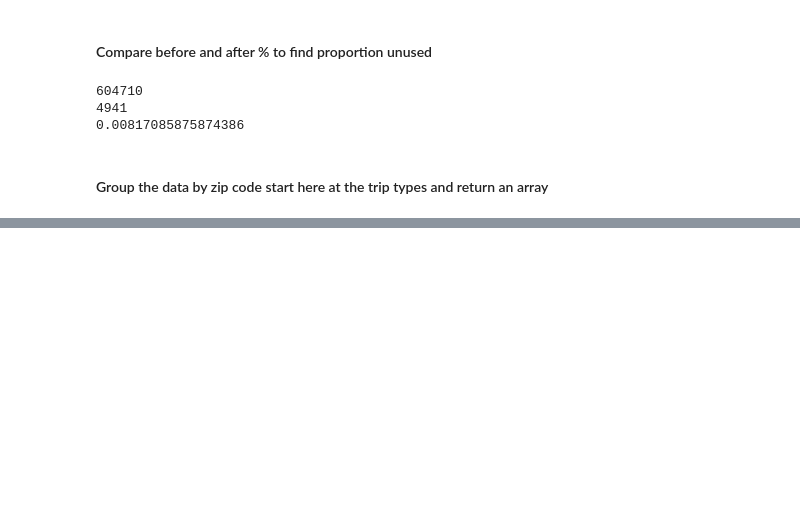
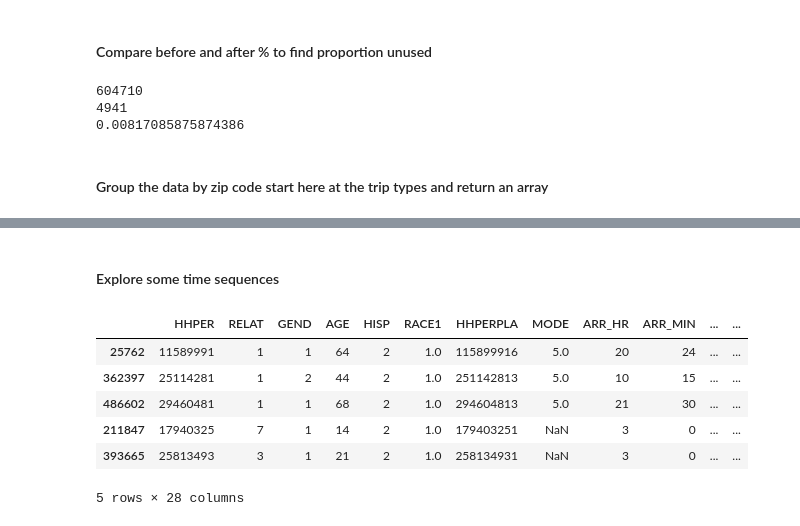
Before and after one commit to abaum1/mobilitymotifs, a Jupyter notebook: CHTS data -> zip code model input.ipynb, the cells around one changed output, grey strips where cells are left out. Drawn from its saved outputs; the diff is of its cells as text; code cells hidden in the pictures; blank space fills up the shorter version.

```diff
--- a/CHTS data -> zip code model input.ipynb
+++ b/CHTS data -> zip code model input.ipynb
@@ -368,0 +327,27 @@ activity_people.head(7)[['HHPER', 'HHPERPLA', 'MODE', "APURP",
+# %% [markdown]
+#### Explore some time sequences
+# %%
+def get_timestamp(row):
+    if (row["ARR_HR"] == 24):
+        row["ARR_HR"] = 0
+    if (row["DEP_HR"] == 24):
+        row["DEP_HR"] = 0
+    try:
+        return [pd.Timestamp(2000, 1, 1, row["ARR_HR"], row["ARR_MIN"]),
+                pd.Timestamp(2000, 1, 1, row["DEP_HR"], row["DEP_MIN"])]
+    except ValueError as e:
+        print(e, "zcode: ", row["ZIP"], "hour: ", row["ARR_HR"])
+#             ,
+#     pd.Timestamp(2000, 1, 1, row["ARR_HR"], row["ARR_MIN"])]
+# %%
+sample["arrival_timestamp"] = sample.apply(lambda row: get_timestamp(row)[1], axis=1)
+sample["dep_timestamp"] = sample.apply(lambda row: get_timestamp(row)[0], axis=1)
+sample.head()
+# %% [output]
+|  | HHPER | RELAT | GEND | AGE | HISP | RACE1 | HHPERPLA | MODE | ARR_HR | ARR_MIN | ... | ... |
+| 25762 | 11589991 | 1 | 1 | 64 | 2 | 1.0 | 115899916 | 5.0 | 20 | 24 | ... | ... |
+| 362397 | 25114281 | 1 | 2 | 44 | 2 | 1.0 | 251142813 | 5.0 | 10 | 15 | ... | ... |
+| 486602 | 29460481 | 1 | 1 | 68 | 2 | 1.0 | 294604813 | 5.0 | 21 | 30 | ... | ... |
+| 211847 | 17940325 | 7 | 1 | 14 | 2 | 1.0 | 179403251 | NaN | 3 | 0 | ... | ... |
+| 393665 | 25813493 | 3 | 1 | 21 | 2 | 1.0 | 258134931 | NaN | 3 | 0 | ... | ... |
+5 rows × 28 columns
```
Also changed, not shown: parts of 15 cells of this notebook.
